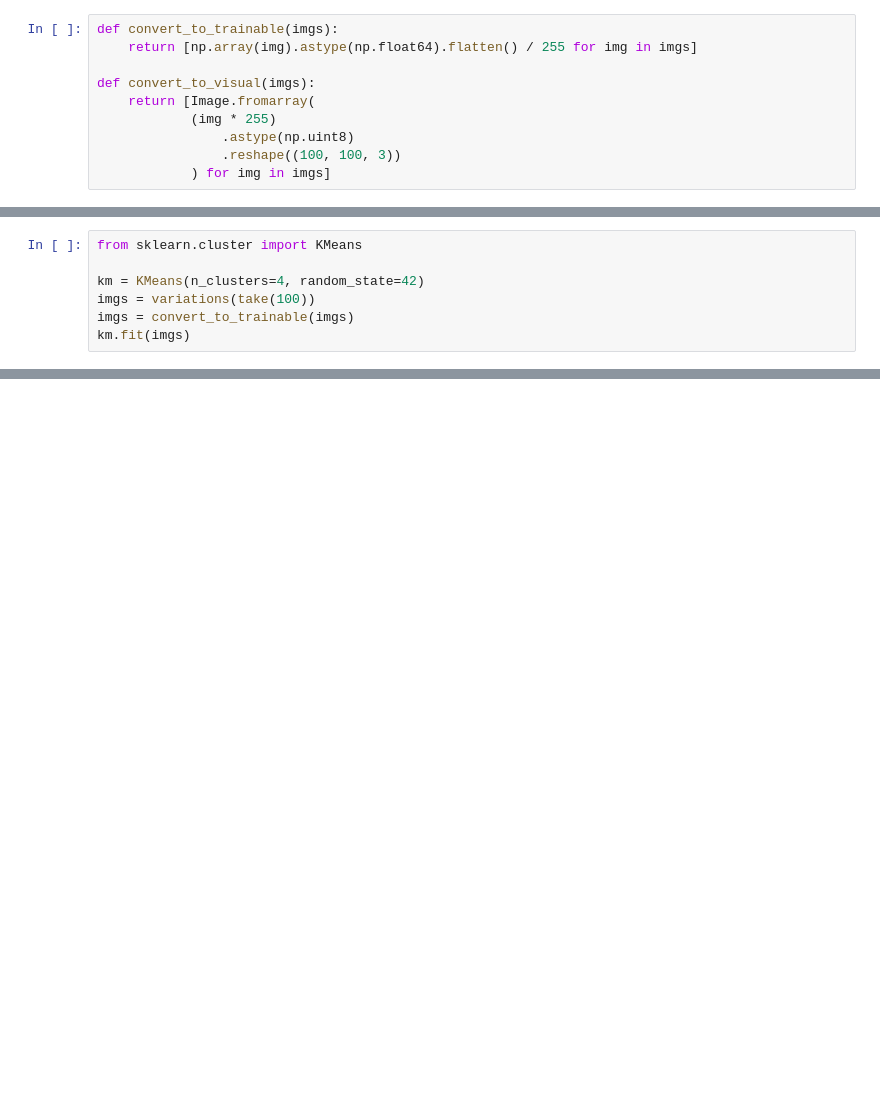
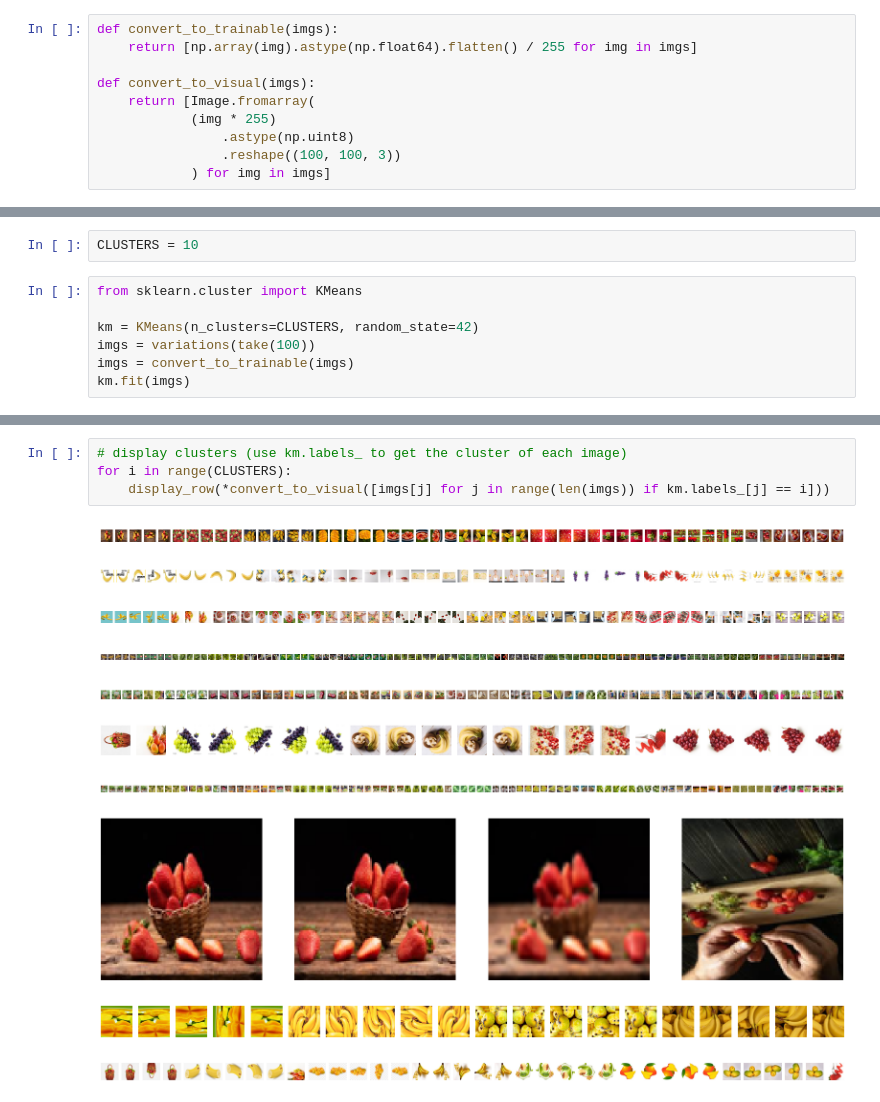
Before and after one commit to sinux-l5d/INFO905-TP3, a Jupyter notebook: tp.ipynb, the cells around one changed output, grey strips where cells are left out. Cells and saved outputs as stored; diff of their text form; blank space fills up the shorter version.

```diff
--- a/tp.ipynb
+++ b/tp.ipynb
@@ -76,7 +76,9 @@ display_row(imgs[0], i[0])
+# %%
+CLUSTERS = 10
 # %%
 from sklearn.cluster import KMeans
 
-km = KMeans(n_clusters=4, random_state=42)
+km = KMeans(n_clusters=CLUSTERS, random_state=42)
 imgs = variations(take(100))
 imgs = convert_to_trainable(imgs)
 km.fit(imgs)
@@ -87,0 +87,15 @@ KMeans(n_clusters=4, random_state=42)
+# %%
+# display clusters (use km.labels_ to get the cluster of each image)
+for i in range(CLUSTERS):
+    display_row(*convert_to_visual([imgs[j] for j in range(len(imgs)) if km.labels_[j] == i]))
+# %% [output]
+[figure, added]
+[figure, added]
+[figure, added]
+[figure, added]
+[figure, added]
+[figure, added]
+[figure, added]
+[figure, added]
+[figure, added]
+[figure, added]
```
Also changed, not shown: parts of 5 cells of this notebook.
